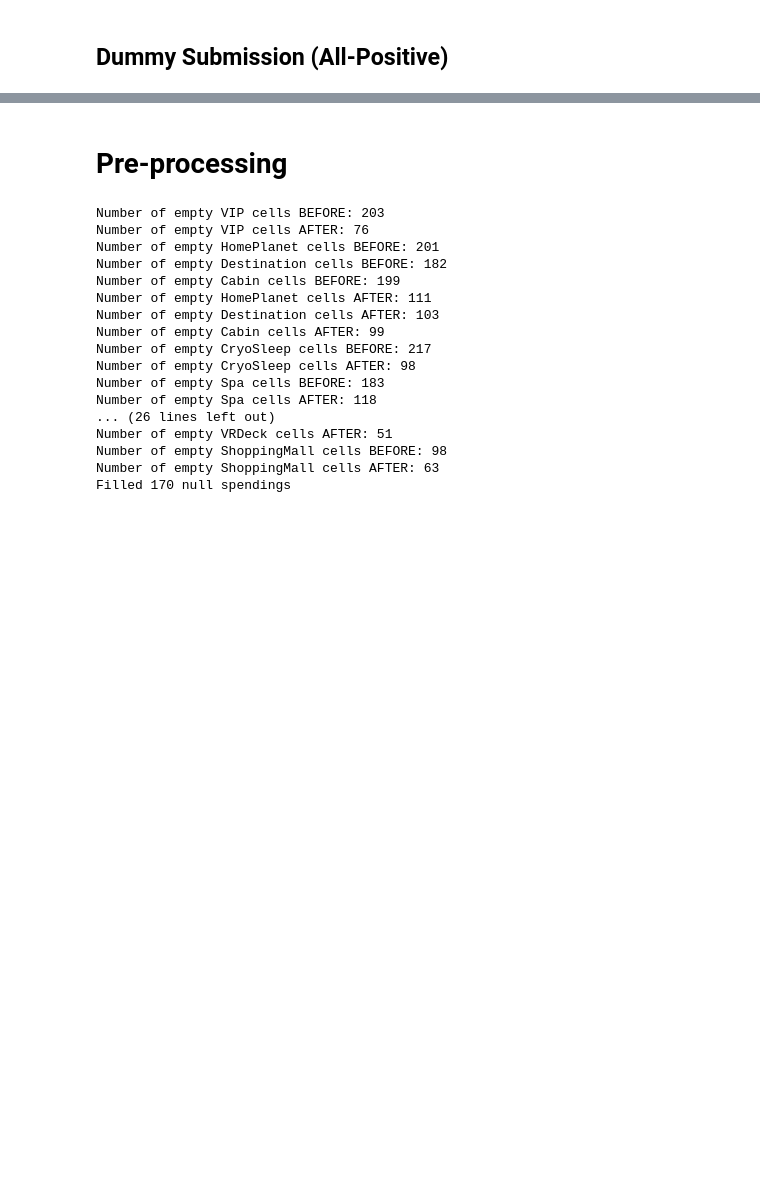
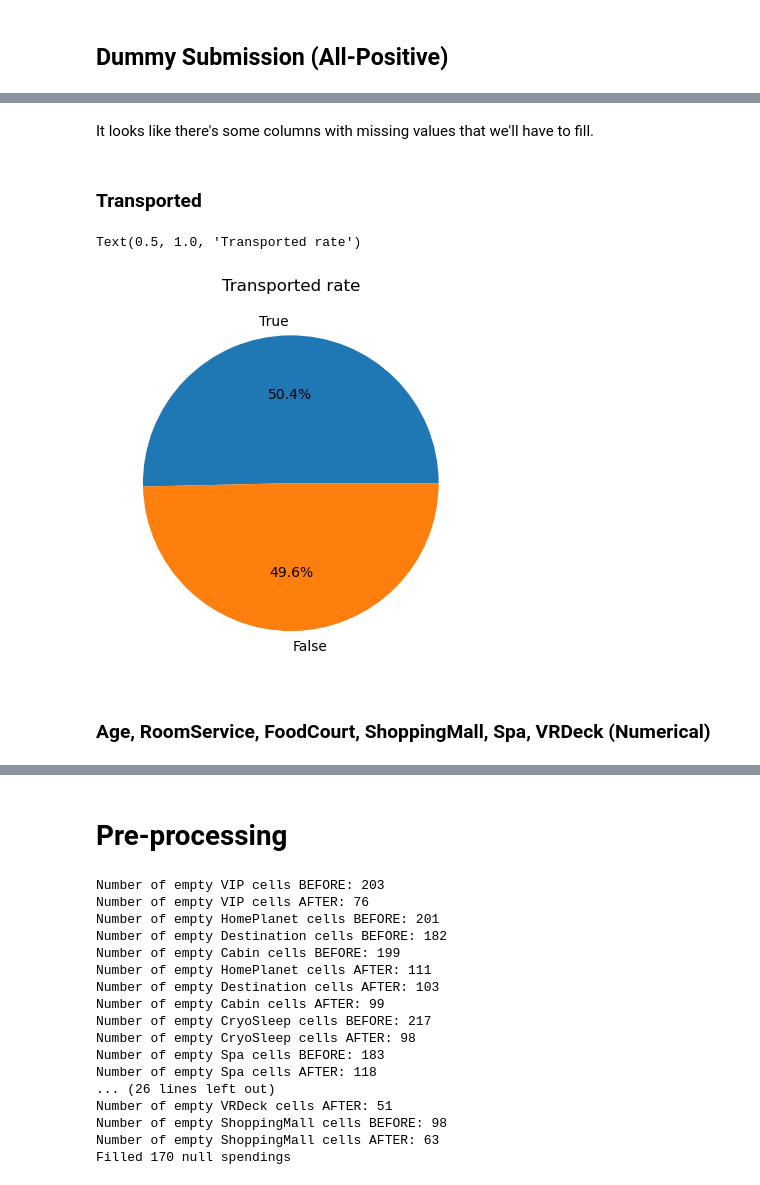
Before and after one commit to usu-wallace/CS4320_Group_Project_01, a Jupyter notebook: working/CS4320_GroupProject.ipynb, the cells around one changed output, grey strips where cells are left out. Drawn from its saved outputs; the diff is of its cells as text; code cells hidden in the pictures; blank space fills up the shorter version.

Commit message:
added graphs

```diff
--- a/working/CS4320_GroupProject.ipynb
+++ b/working/CS4320_GroupProject.ipynb
@@ -24,0 +33,5 @@ def dummy_submit():
+# %%
+train_df = pd.read_csv('../input/spaceship-titanic/train.csv')
+test_df = pd.read_csv('../input/spaceship-titanic/test.csv') # Does NOT contain y -> 'Transported'
+
+viewFull = pd.concat([train_df, test_df]) # for viewing the number of missing cells
@@ -24,0 +76,13 @@ def dummy_submit():
+# %% [markdown]
+It looks like there's some columns with missing values that we'll have to fill.
+# %% [markdown]
+### Transported
+# %%
+data = viewFull['Transported'].value_counts()
+plt.pie(data, labels=data.index, autopct='%1.1f%%')
+plt.title('Transported rate')
+# %% [output]
+Text(0.5, 1.0, 'Transported rate')
+[figure, added]
+# %% [markdown]
+### Age, RoomService, FoodCourt, ShoppingMall, Spa, VRDeck (Numerical)
```
Also changed, not shown: parts of 18 cells of this notebook.
